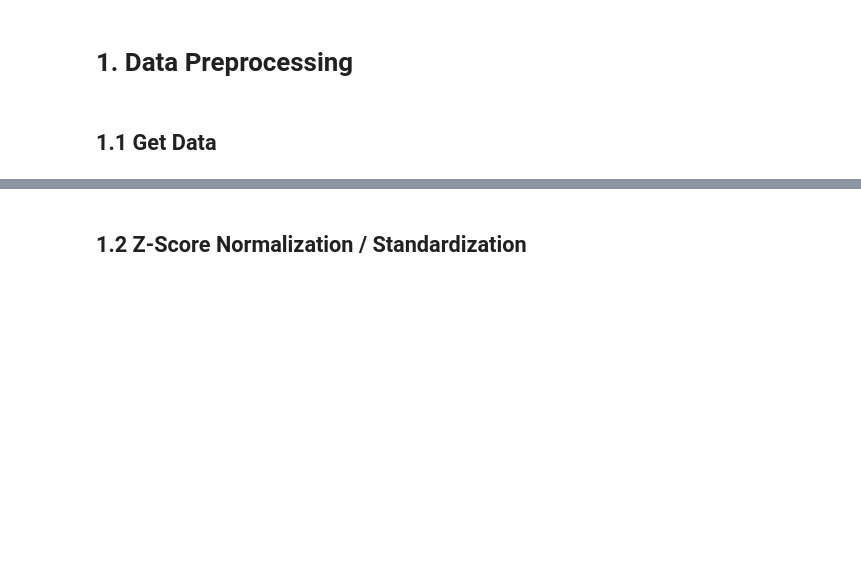
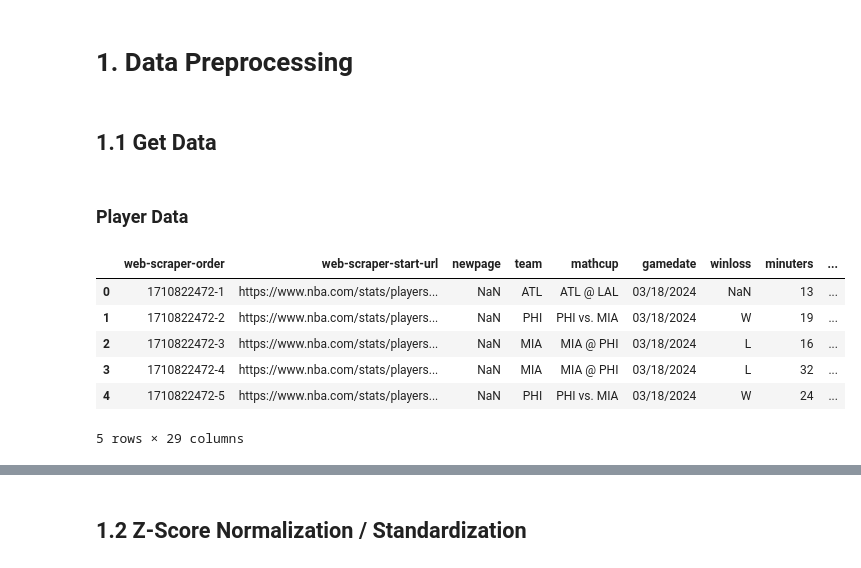
Before and after one commit to BerkeAltiparmak/SportSense.AI, a Jupyter notebook: SportSense.ipynb, the cells around one changed output, grey strips where cells are left out. Cells and saved outputs as stored; diff of their text form; code cells hidden in the pictures; blank space fills up the shorter version.

```diff
--- a/SportSense.ipynb
+++ b/SportSense.ipynb
@@ -10,0 +15,14 @@ from sklearn.model_selection import train_test_split # 1.4
+# %% [markdown]
+### Player Data
+# %%
+player_data_url = 'https://raw.githubusercontent.com/BerkeAltiparmak/SportSense.AI/main/data/nba_players.csv'
+player_df = pd.read_csv(player_data_url)
+player_df.head()
+# %% [output]
+|  | web-scraper-order | web-scraper-start-url | newpage | team | mathcup | gamedate | winloss | minuters | ... |
+| 0 | 1710822472-1 | https://www.nba.com/stats/players... | NaN | ATL | ATL @ LAL | 03/18/2024 | NaN | 13 | ... |
+| 1 | 1710822472-2 | https://www.nba.com/stats/players... | NaN | PHI | PHI vs. MIA | 03/18/2024 | W | 19 | ... |
+| 2 | 1710822472-3 | https://www.nba.com/stats/players... | NaN | MIA | MIA @ PHI | 03/18/2024 | L | 16 | ... |
+| 3 | 1710822472-4 | https://www.nba.com/stats/players... | NaN | MIA | MIA @ PHI | 03/18/2024 | L | 32 | ... |
+| 4 | 1710822472-5 | https://www.nba.com/stats/players... | NaN | PHI | PHI vs. MIA | 03/18/2024 | W | 24 | ... |
+5 rows × 29 columns
```
Also changed, not shown: parts of 11 cells of this notebook.
